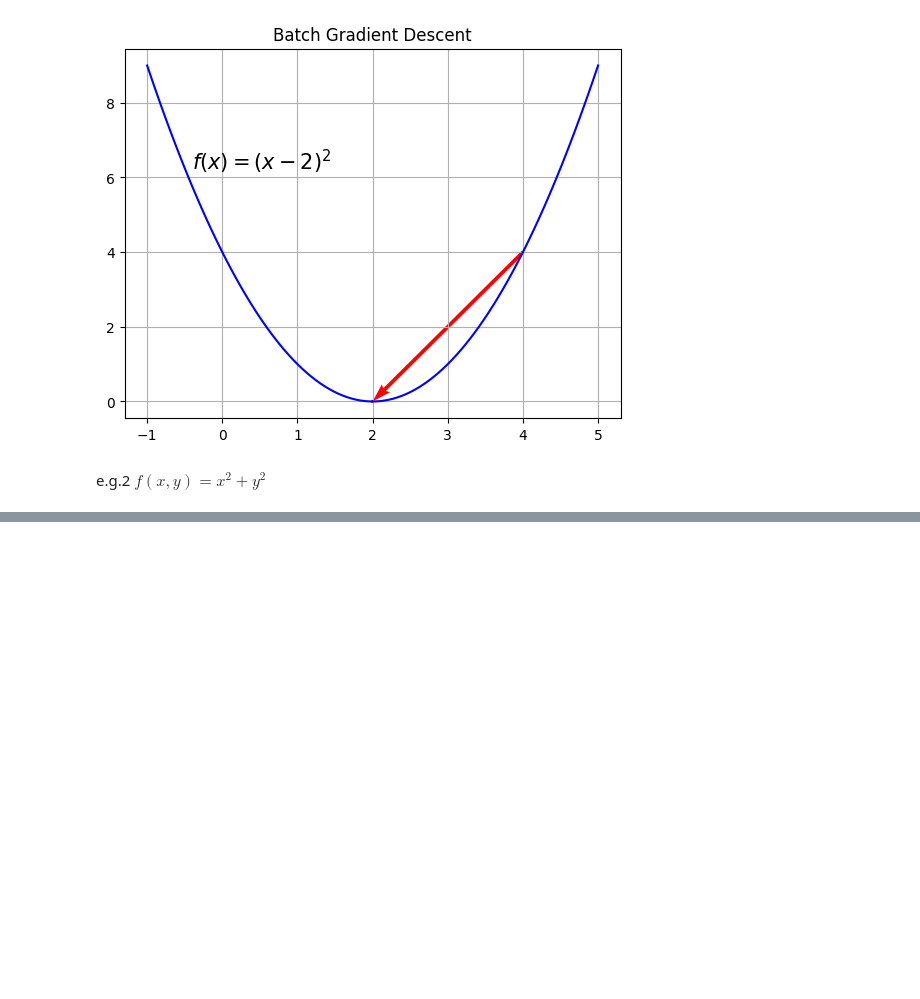
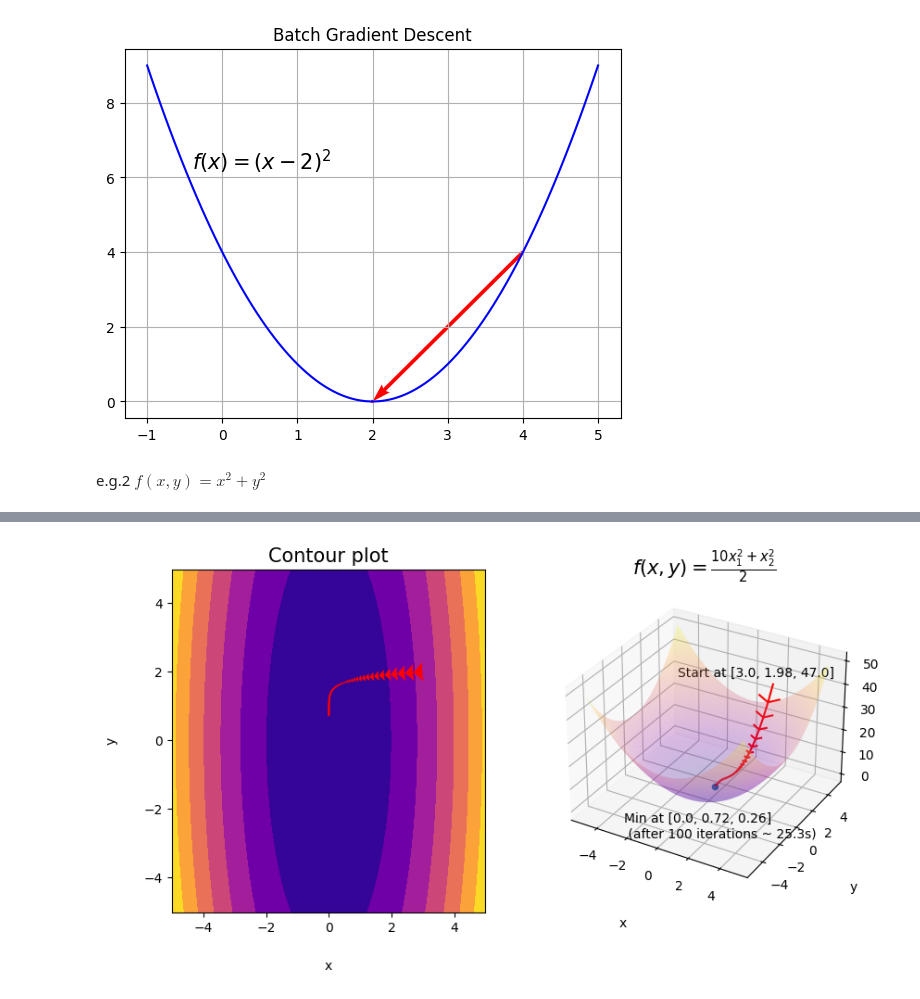
Before and after one commit to pquynhvu/ML, a Jupyter notebook: demo/gradient-descent.ipynb, the cells around one changed output, grey strips where cells are left out. Saved outputs shown, nothing was run; the diff lists cells and outputs as text; code cells hidden in the pictures; blank space fills up the shorter version.

```diff
--- a/demo/gradient-descent.ipynb
+++ b/demo/gradient-descent.ipynb
@@ -90,0 +93,57 @@ fig.show()
+# %%
+theta_init = [3,2]
+iter = 100
+
+start = time.time()
+theta, f_xy = gradient_descent(theta_init, 0.01, 0.01)
+end = time.time()
+elapsed_time = np.round(end-start, 2)
+# %%
+fig = plt.figure(figsize=plt.figaspect(0.5)) # Set up a figure twice as wide as it is tall
+
+x = np.arange(-5, 5, 0.02)
+y = np.arange(-5, 5, 0.02)
+X, Y = np.meshgrid(x, y)
+
+# Figure 1
+
+ax1 = fig.add_subplot(1, 2, 1)
+ax1.contourf(X, Y, 5*X**2+0.5*Y**2, cmap = plt.cm.plasma)
+ax1.set_title('Contour plot',fontsize=15)
+ax1.set_xlabel('x', labelpad=20)
+ax1.set_ylabel('y', labelpad=20)
+
+plt.quiver(np.delete(theta, theta.shape[1]-1, axis=1)[0,:],
+           np.delete(theta, theta.shape[1]-1, axis=1)[1,:],
+           np.delete(theta, [0], axis=1)[0,:]-np.delete(theta, theta.shape[1]-1, axis=1)[0,:],
+           np.delete(theta, [0], axis=1)[1,:]-np.delete(theta, theta.shape[1]-1, axis=1)[1,:],
+           scale_units='xy', angles='xy', color='r', scale=1, headwidth=10)
+
+# Figure 2
+
+ax2 = fig.add_subplot(1, 2, 2, projection='3d')
+ax2.plot_surface(X, Y, X**2+Y**2, cmap=plt.cm.plasma, alpha=0.25)
+ax2.set_xlabel('x', labelpad=20)
+ax2.set_ylabel('y', labelpad=20)
+ax2.set_zlabel('z', labelpad=20)
+ax2.set_title('$f(x, y) = \\frac{10x_1^2 + x_2^2}{2}$', fontsize=15)
+
+ax2.quiver(np.delete(theta, theta.shape[1]-1, axis=1)[0,:],
+           np.delete(theta, theta.shape[1]-1, axis=1)[1,:],
+           f_xy[:-1],
+           np.delete(theta, [0], axis=1)[0,:]-np.delete(theta, theta.shape[1]-1, axis=1)[0,:],
+           np.delete(theta, [0], axis=1)[1,:]-np.delete(theta, theta.shape[1]-1, axis=1)[1,:],
+           f_xy[1:]-f_xy[:-1],
+           color='r')
+
+ax2.scatter(theta[0, theta.shape[1]-1], theta[1, theta.shape[1]-1], f_xy[theta.shape[1]-1])
+ax2.text(-1.7, -6.5, 0.5, "Min at [{}, {}, {}] \n (after {} iterations ~ {}s)".format(np.round(theta[0, theta.shape[1]-1],2),
+                                                                                     np.round(theta[1, theta.shape[1]-1],2),
+                                                                                     np.round(f_xy[theta.shape[1]-1],2),
+                                                                                     iter,
+                                                                                     elapsed_time), color='black')
+ax2.text(theta_init[0]-5, theta_init[1]-2, feval('5*x**2 + 0.5*y**2', theta_init[0], theta_init[1]), "Start at [{}, {}, {}]".format(theta[0, 0], theta[1, 1], f_xy[0],2), color='black')
+
+fig.show()
+# %% [output]
+[figure, added]
```
Also changed, not shown: parts of 4 cells of this notebook, 1 other file.
